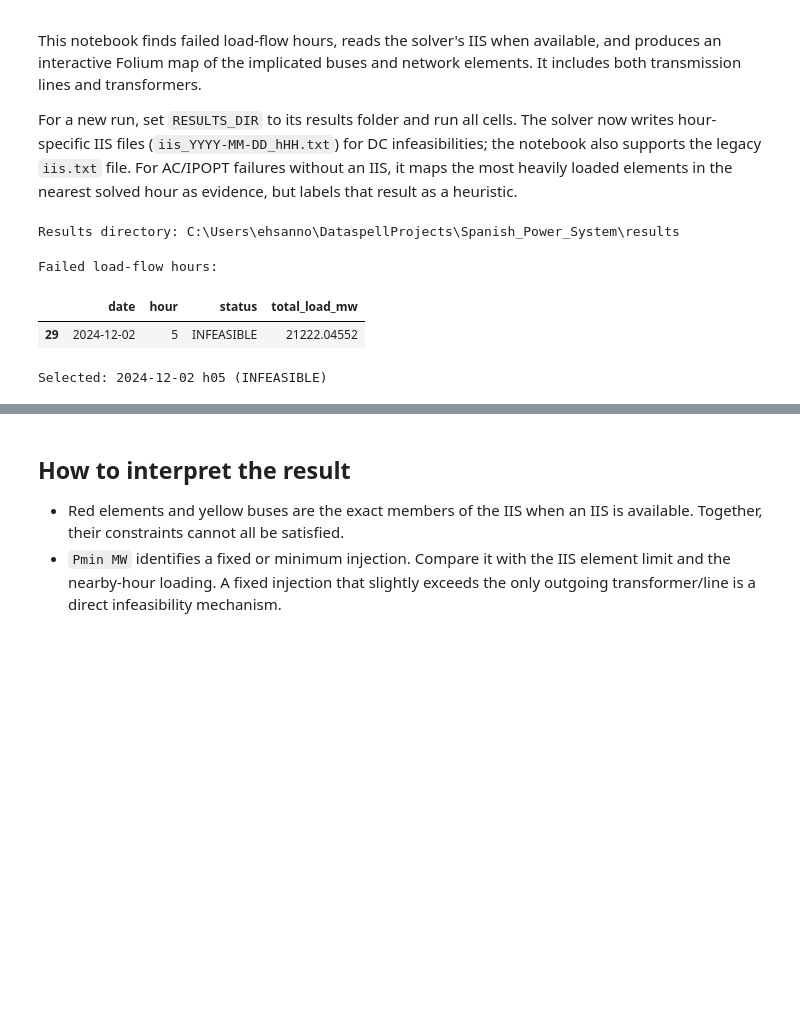
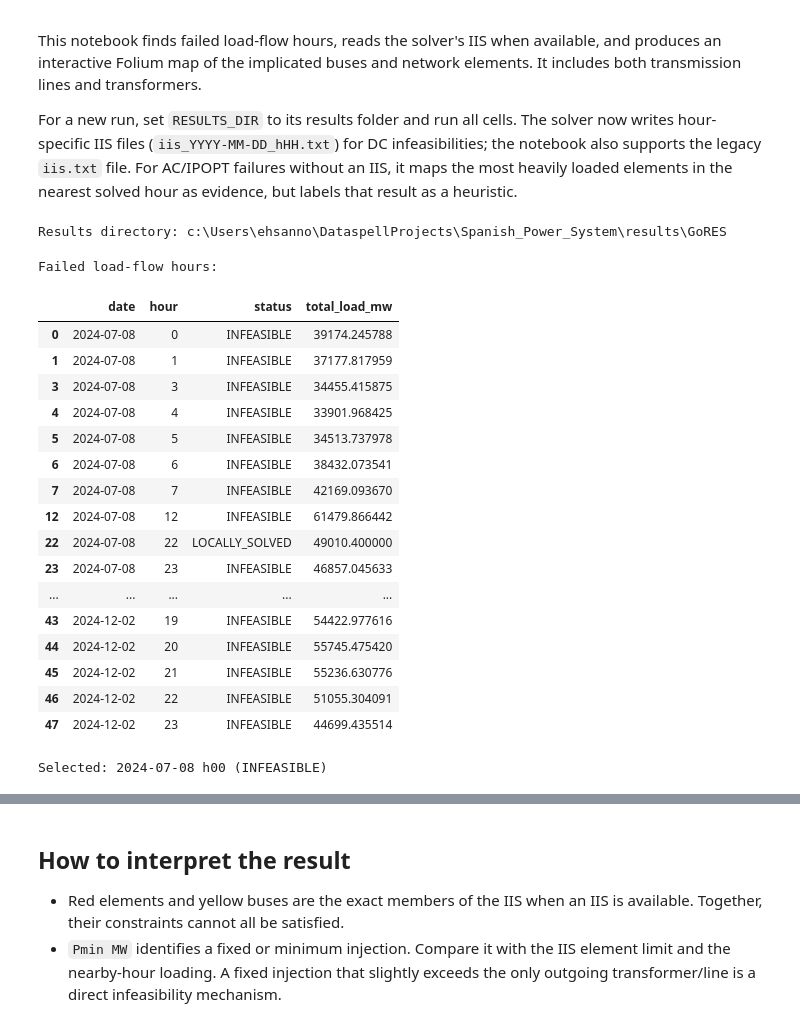
Before and after one commit to ntnu-ehsan/Spain_power_system, a Jupyter notebook: infeasibility_diagnosis.ipynb, the cells around one changed output, grey strips where cells are left out. Drawn from its saved outputs; the diff is of its cells as text; code cells hidden in the pictures; blank space fills up the shorter version.

```diff
--- a/infeasibility_diagnosis.ipynb
+++ b/infeasibility_diagnosis.ipynb
@@ -17,12 +17,22 @@ import folium
 PROJECT = Path.cwd()
 
 # Base 2024 run: PROJECT / 'results'.  Example scenario: PROJECT / 'results' / 'GoRES'.
-RESULTS_DIR = PROJECT / 'results'
+RESULTS_DIR = PROJECT / 'results' / 'GoRES'
 
 # Leave both as None to diagnose the first failed hour automatically.
 # Example: DIAG_DATE, DIAG_HOUR = '2024-12-02', 5
 DIAG_DATE = None
 DIAG_HOUR = None
+
+# The AC (Ipopt) path reports success as LOCALLY_SOLVED and the DC (Gurobi) path as
+# OPTIMAL; anything else is a failed hour.  Listing only OPTIMAL here would mark every
+# AC hour as failed and silently diagnose an hour that actually solved.
+SOLVED_STATUSES = {'OPTIMAL', 'LOCALLY_SOLVED', 'ALMOST_OPTIMAL', 'ALMOST_LOCALLY_SOLVED'}
+
+# iis.txt (no hour suffix) is a copy of the most recent *DC* diagnosis and may belong to
+# a different day, hour, or run entirely.  Leave this False so an AC failure is not
+# explained with a stale conflict; set it True only when iis.txt is known to be current.
+ALLOW_LEGACY_IIS = False
 
 # PowerModels network base used by this project.  IIS pmin/rate values are in pu.
 BASE_MVA = 100.0
@@ -31,7 +41,7 @@ OUT = RESULTS_DIR / 'grid_maps'
 OUT.mkdir(parents=True, exist_ok=True)
 print(f'Results directory: {RESULTS_DIR}')
 # %% [output]
-Results directory: C:\Users\ehsanno\DataspellProjects\Spanish_Power_System\results
+Results directory: c:\Users\ehsanno\DataspellProjects\Spanish_Power_System\results\GoRES
 # %%
 # Shared topology.  Unlike grid_plotting.ipynb, transformers are included because
 # transformer bottlenecks can be the direct cause of an infeasibility.
@@ -52,36 +62,51 @@ transformers['kind'] = 'transformer'
 transformers['nameplate_mw'] = transformers['installed_MVA']
 
 TOPO = pd.concat([
     lines[['element_id', 'bus0', 'bus1', 'kind', 'nameplate_mw', 'voltage']],
     transformers[['element_id', 'bus0', 'bus1', 'kind', 'nameplate_mw', 'HV_kV']],
 ], ignore_index=True).rename(columns={'HV_kV': 'voltage'})
 TOPO = TOPO.drop_duplicates('element_id').set_index('element_id', drop=False)
 
 summary_file = RESULTS_DIR / 'summary.csv'
 if not summary_file.exists():
     raise FileNotFoundError(f'No summary.csv: {summary_file}')
 summary = pd.read_csv(summary_file)
-failed = summary[~summary['status'].eq('OPTIMAL')].copy()
+failed = summary[~summary['status'].isin(SOLVED_STATUSES)].copy()
 if failed.empty:
     raise RuntimeError('summary.csv contains no non-optimal load-flow hours.')
 
 if DIAG_DATE is None or DIAG_HOUR is None:
     target = failed.iloc[0]
 else:
     matching = failed[(failed['date'].astype(str) == str(DIAG_DATE)) & (failed['hour'] == DIAG_HOUR)]
     if matching.empty:
         raise ValueError(f'{DIAG_DATE} h{DIAG_HOUR:02d} is not a failed hour. Available:\n{failed[["date", "hour", "status"]].to_string(index=False)}')
     target = matching.iloc[0]
 
 target_date, target_hour = str(target['date']), int(target['hour'])
 print('Failed load-flow hours:')
 display(failed[['date', 'hour', 'status', 'total_load_mw']])
 print(f'\nSelected: {target_date} h{target_hour:02d} ({target.status})')
 # %% [output]
 Failed load-flow hours:
 |  | date | hour | status | total_load_mw |
-| 29 | 2024-12-02 | 5 | INFEASIBLE | 21222.04552 |
+| 0 | 2024-07-08 | 0 | INFEASIBLE | 39174.245788 |
+| 1 | 2024-07-08 | 1 | INFEASIBLE | 37177.817959 |
+| 3 | 2024-07-08 | 3 | INFEASIBLE | 34455.415875 |
+| 4 | 2024-07-08 | 4 | INFEASIBLE | 33901.968425 |
+| 5 | 2024-07-08 | 5 | INFEASIBLE | 34513.737978 |
+| 6 | 2024-07-08 | 6 | INFEASIBLE | 38432.073541 |
+| 7 | 2024-07-08 | 7 | INFEASIBLE | 42169.093670 |
+| 12 | 2024-07-08 | 12 | INFEASIBLE | 61479.866442 |
+| 22 | 2024-07-08 | 22 | LOCALLY_SOLVED | 49010.400000 |
+| 23 | 2024-07-08 | 23 | INFEASIBLE | 46857.045633 |
+| ... | ... | ... | ... | ... |
+| 43 | 2024-12-02 | 19 | INFEASIBLE | 54422.977616 |
+| 44 | 2024-12-02 | 20 | INFEASIBLE | 55745.475420 |
+| 45 | 2024-12-02 | 21 | INFEASIBLE | 55236.630776 |
+| 46 | 2024-12-02 | 22 | INFEASIBLE | 51055.304091 |
+| 47 | 2024-12-02 | 23 | INFEASIBLE | 44699.435514 |
-Selected: 2024-12-02 h05 (INFEASIBLE)
+Selected: 2024-07-08 h00 (INFEASIBLE)
 # %%
 def iis_for_hour(results_dir, date, hour):
     hourly = results_dir / f'iis_{date}_h{hour:02d}.txt'
```
Also changed, not shown: parts of 3 cells of this notebook, 12 other files.
